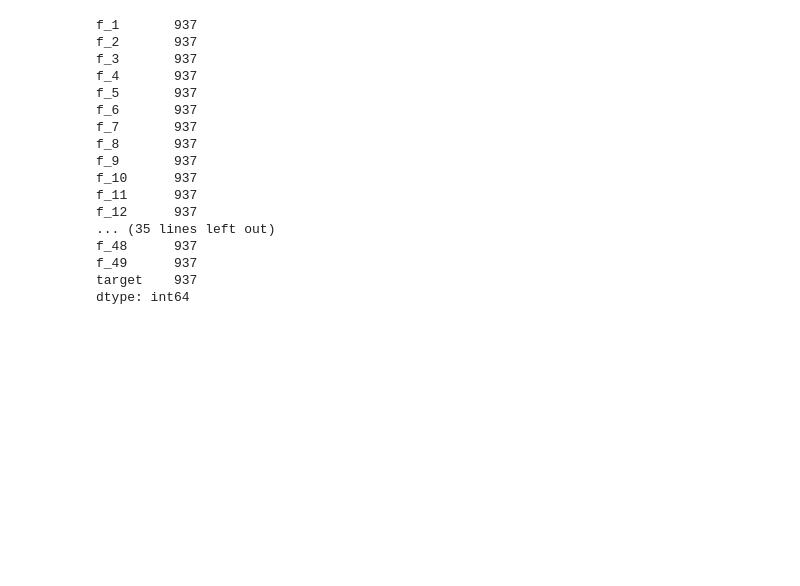
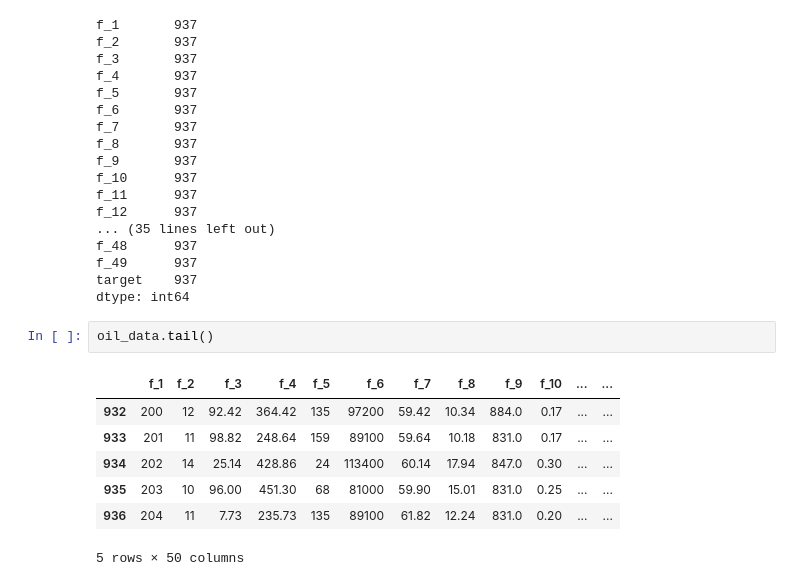
Before and after one commit to FilipStam97/oil-spill-binary-classification, a Jupyter notebook: oil-spill-binary-classification.ipynb, the cells around one changed output. Saved outputs shown, nothing was run; the diff lists cells and outputs as text; blank space fills up the shorter version.

```diff
--- a/oil-spill-binary-classification.ipynb
+++ b/oil-spill-binary-classification.ipynb
@@ -90,3 +90,13 @@ f_48      937
 f_49      937
 target    937
 dtype: int64
+# %%
+oil_data.tail()
+# %% [output]
+|  | f_1 | f_2 | f_3 | f_4 | f_5 | f_6 | f_7 | f_8 | f_9 | f_10 | ... | ... |
+| 932 | 200 | 12 | 92.42 | 364.42 | 135 | 97200 | 59.42 | 10.34 | 884.0 | 0.17 | ... | ... |
+| 933 | 201 | 11 | 98.82 | 248.64 | 159 | 89100 | 59.64 | 10.18 | 831.0 | 0.17 | ... | ... |
+| 934 | 202 | 14 | 25.14 | 428.86 | 24 | 113400 | 60.14 | 17.94 | 847.0 | 0.30 | ... | ... |
+| 935 | 203 | 10 | 96.00 | 451.30 | 68 | 81000 | 59.90 | 15.01 | 831.0 | 0.25 | ... | ... |
+| 936 | 204 | 11 | 7.73 | 235.73 | 135 | 89100 | 61.82 | 12.24 | 831.0 | 0.20 | ... | ... |
+5 rows × 50 columns
```
Also changed, not shown: parts of 6 cells of this notebook.
